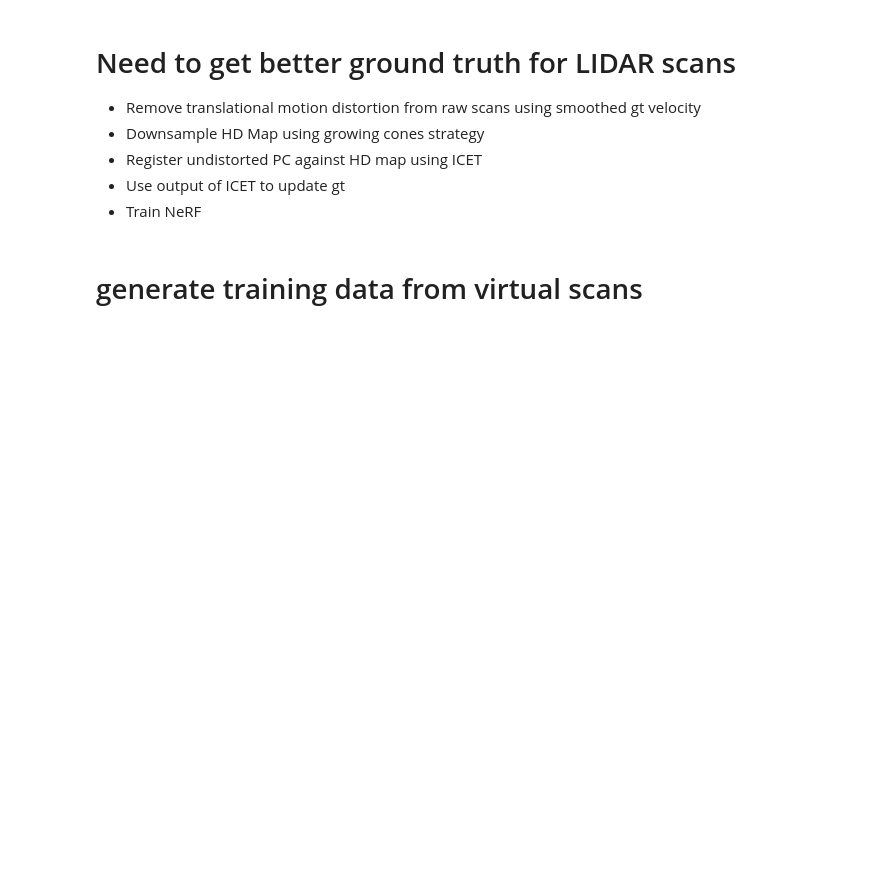
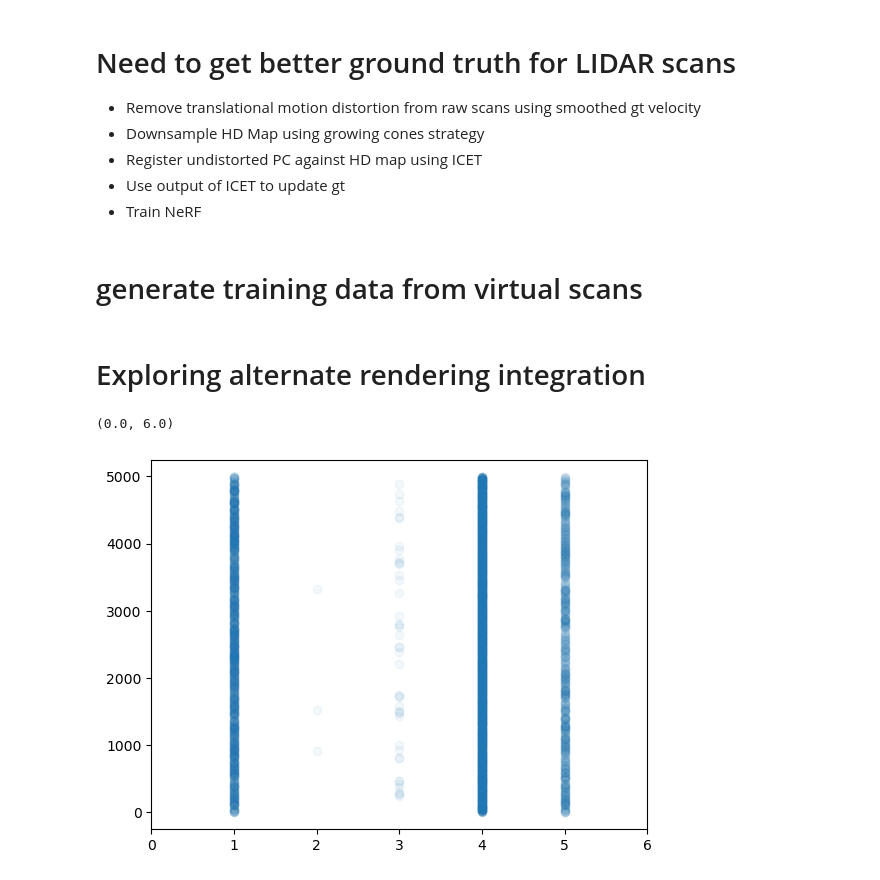
Before and after one commit to mcdermatt/ASAR, a Jupyter notebook: v3/nerf/NeWER_CoLLEGE_LiDAR_NeRF.ipynb, the cells around one changed output. Drawn from its saved outputs; the diff is of its cells as text; code cells hidden in the pictures; blank space fills up the shorter version.

Commit message:
testing out new probabilistic rendering strategy

```diff
--- a/v3/nerf/NeWER_CoLLEGE_LiDAR_NeRF.ipynb
+++ b/v3/nerf/NeWER_CoLLEGE_LiDAR_NeRF.ipynb
@@ -2814,3 +2905,27 @@ test = "A"
 ord(test)
 # %%
 import pcl
+# %% [markdown]
+# Exploring alternate rendering integration
+# %%
+# surf_1_opacity = 0.5
+# surf_2_opacity = 0.2
+# surf_3_opacity = 1.0...
+surface_opacities = np.array([0.25, 0.001, 0.01, 0.8, 1.0, 0.0])
+# surface_opacities = 0.1*np.linspace(0,10,128)
+
+num_pts = 5_000
+
+pt_dists = np.zeros(num_pts) +1
+still_going = np.ones(num_pts)
+for surf_opacity in surface_opacities:
+    hit_surf_i = np.random.rand(num_pts)
+    pt_dists[hit_surf_i > surf_opacity] += 1*still_going[hit_surf_i > surf_opacity]
+    still_going[hit_surf_i < surf_opacity] = 0
+
+fig, ax = p.subplots()
+ax.scatter(pt_dists,np.linspace(0,num_pts-1,num_pts), alpha = 0.05)
+ax.set_xlim([0,len(surface_opacities)])
+# %% [output]
+(0.0, 6.0)
+[figure, added]
```
Also changed, not shown: parts of 16 cells of this notebook.
